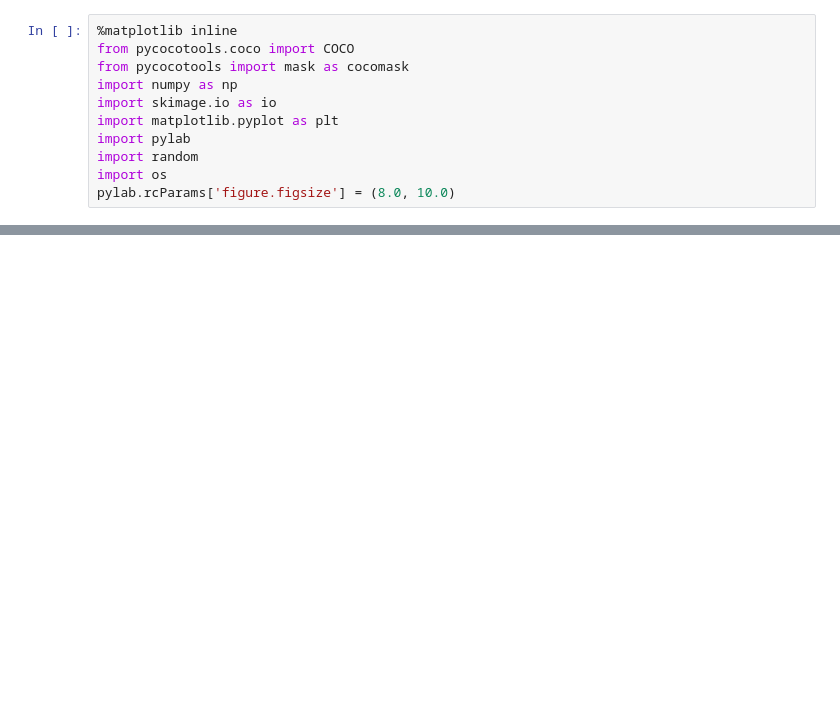
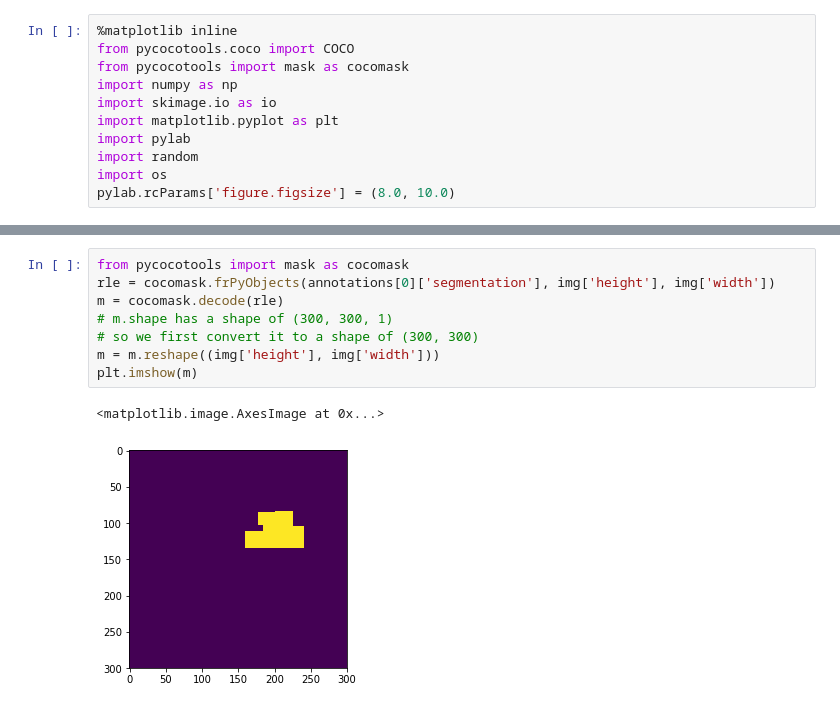
Before and after one commit to PatriciaRodrigues1994/Satellite-Image-Segmentation, a Jupyter notebook: dev/dev.ipynb, the cells around one changed output, grey strips where cells are left out. Drawn from its saved outputs; the diff is of its cells as text; blank space fills up the shorter version.

```diff
--- a/dev/dev.ipynb
+++ b/dev/dev.ipynb
@@ -43,0 +139,11 @@ annToMask(ann) method of pycocotools.coco.COCO instance
+# %%
+from pycocotools import mask as cocomask
+rle = cocomask.frPyObjects(annotations[0]['segmentation'], img['height'], img['width'])
+m = cocomask.decode(rle)
+# m.shape has a shape of (300, 300, 1)
+# so we first convert it to a shape of (300, 300)
+m = m.reshape((img['height'], img['width']))
+plt.imshow(m)
+# %% [output]
+<matplotlib.image.AxesImage at 0x...>
+[figure, added]
```
Also changed, not shown: parts of 26 cells of this notebook, 4 other files.
